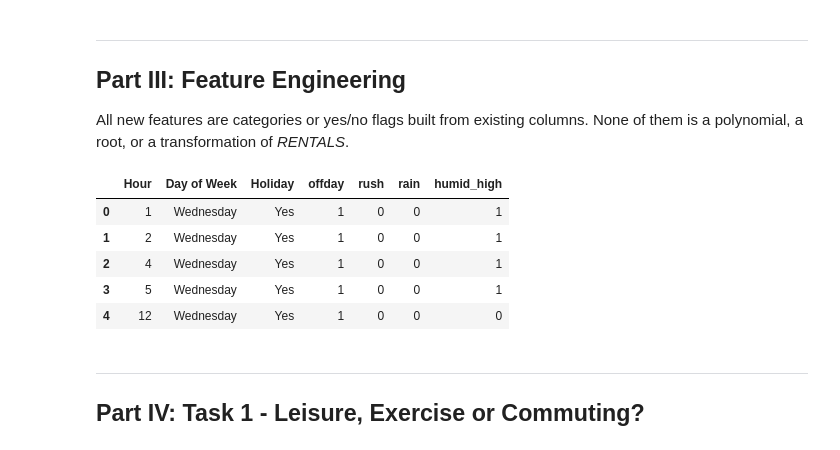
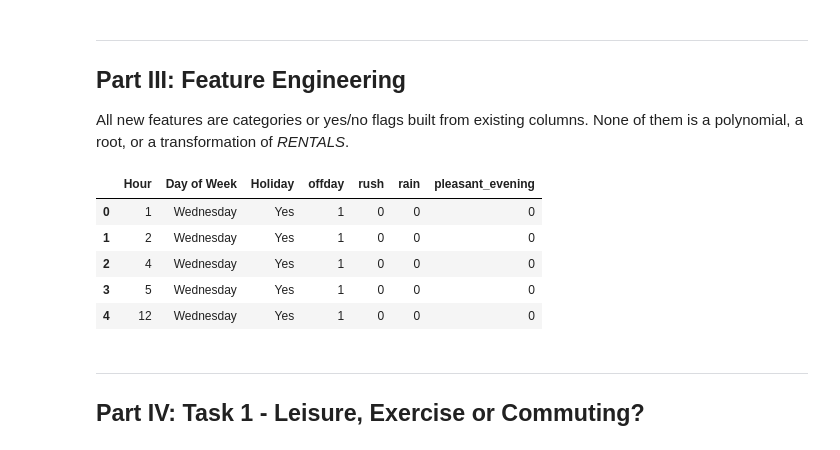
Before and after one commit to seyhasenganz/my-sql-assignment, a Jupyter notebook: Final-Bike-Rentals/Bike_Rentals_Final_Assignment.ipynb, the cells around one changed output. Saved outputs shown, nothing was run; the diff lists cells and outputs as text; code cells hidden in the pictures.

```diff
--- a/Final-Bike-Rentals/Bike_Rentals_Final_Assignment.ipynb
+++ b/Final-Bike-Rentals/Bike_Rentals_Final_Assignment.ipynb
@@ -199,37 +199,41 @@ All new features are categories or yes/no flags built from existing columns. Non
 # %%
 # calendar flags
 bikes['weekend'] = bikes['Day of Week'].isin(['Saturday', 'Sunday']).astype(int)
 bikes['holiday'] = (bikes['Holiday'] == 'Yes').astype(int)
 bikes['offday']  = ((bikes['weekend'] + bikes['holiday']) > 0).astype(int)  # no work commute expected
 
 
 # commute flags: working days during the morning and evening rush
 bikes['rush']    = ((bikes['offday'] == 0) & bikes['Hour'].isin([7, 8, 9, 17, 18, 19])).astype(int)
 bikes['am_peak'] = ((bikes['offday'] == 0) & (bikes['Hour'] == 8)).astype(int)
 bikes['pm_peak'] = ((bikes['offday'] == 0) & bikes['Hour'].isin([17, 18, 19])).astype(int)
 
 
 # weather flags
 bikes['rain']       = (bikes['Rainfall'] > 0).astype(int)    # any precipitation in the hour
 bikes['humid_high'] = (bikes['Humidity'] >= 80).astype(int)  # muggy or wet air
 
 
+# pleasant evening: 15 C or warmer between 4 pm and 10:59 pm (after-work and leisure riding)
+bikes['pleasant_evening'] = ((bikes['Temperature'] >= 15) & bikes['Hour'].between(16, 22)).astype(int)
+
+
 # month as an ordered number for the tree (March = 3 ... June = 6)
 bikes['month_num'] = bikes['Month'].map({'Mar': 3, 'Apr': 4, 'May': 5, 'June': 6})
 
 
 # readable day type for charts
 bikes['day_type'] = np.where(bikes['offday'] == 1, 'Weekend / Holiday', 'Working day')
 
 
 # checking the new columns
-bikes[ ['Hour', 'Day of Week', 'Holiday', 'offday', 'rush', 'rain', 'humid_high'] ].head(n = 5)
+bikes[ ['Hour', 'Day of Week', 'Holiday', 'offday', 'rush', 'rain', 'pleasant_evening'] ].head(n = 5)
 # %% [output]
-|  | Hour | Day of Week | Holiday | offday | rush | rain | humid_high |
-| 0 | 1 | Wednesday | Yes | 1 | 0 | 0 | 1 |
-| 1 | 2 | Wednesday | Yes | 1 | 0 | 0 | 1 |
-| 2 | 4 | Wednesday | Yes | 1 | 0 | 0 | 1 |
-| 3 | 5 | Wednesday | Yes | 1 | 0 | 0 | 1 |
+|  | Hour | Day of Week | Holiday | offday | rush | rain | pleasant_evening |
+| 0 | 1 | Wednesday | Yes | 1 | 0 | 0 | 0 |
+| 1 | 2 | Wednesday | Yes | 1 | 0 | 0 | 0 |
+| 2 | 4 | Wednesday | Yes | 1 | 0 | 0 | 0 |
+| 3 | 5 | Wednesday | Yes | 1 | 0 | 0 | 0 |
 | 4 | 12 | Wednesday | Yes | 1 | 0 | 0 | 0 |
 # %%
 # one hot encoding hour and month for the linear models (k-1 rule: first category dropped)
```
Also changed, not shown: parts of 11 cells of this notebook, 1 other file.
